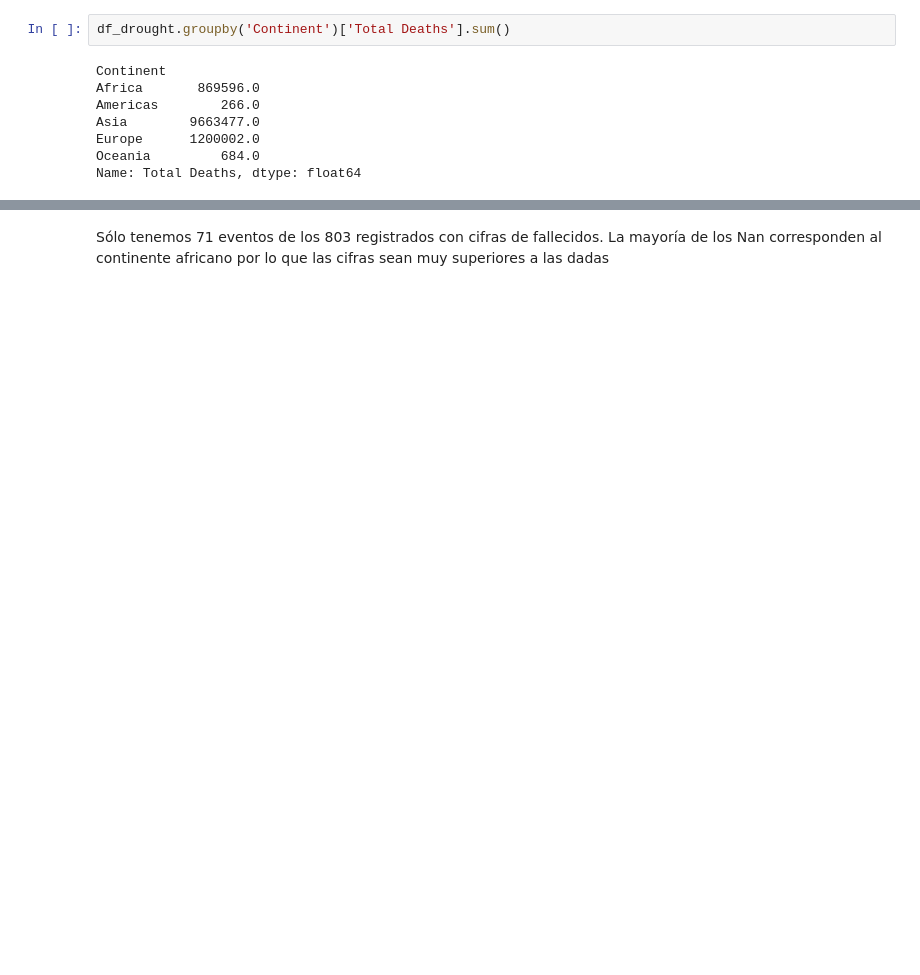
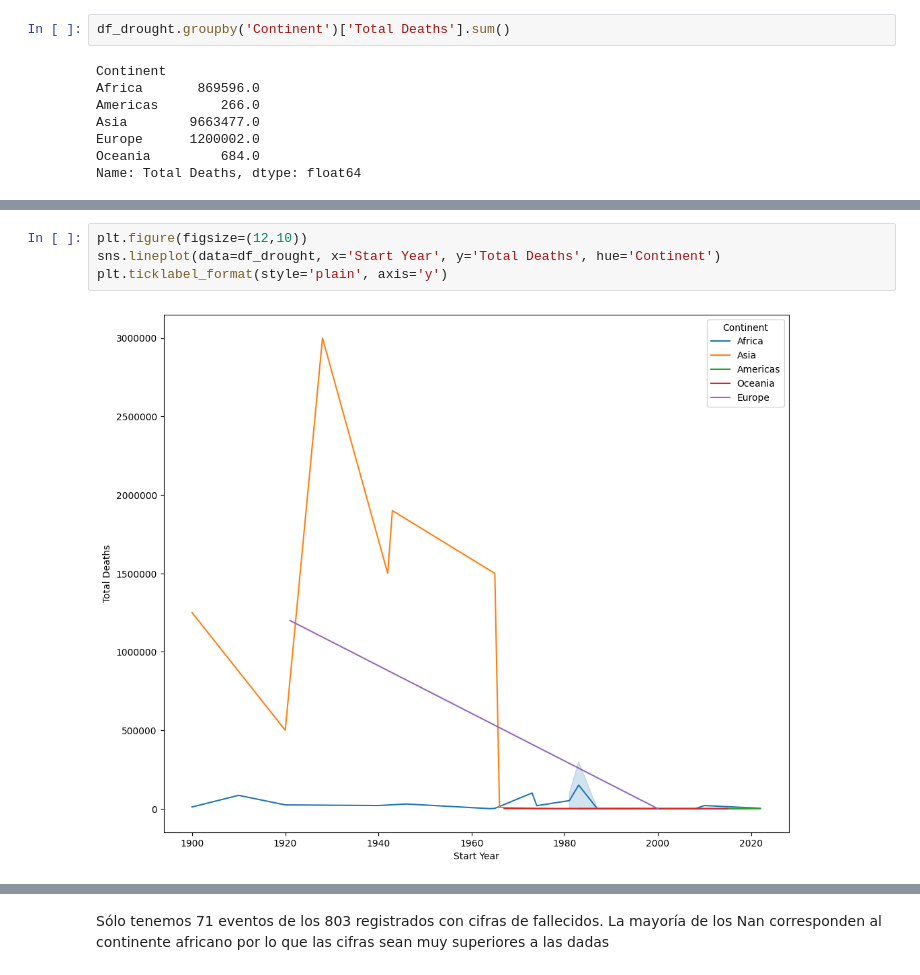
Before and after one commit to AleDataAnalyst/grupo2_desastresnaturales, a Jupyter notebook: Notebooks/01LimpiarDatos/01_Ele_EDADrought.ipynb, the cells around one changed output, grey strips where cells are left out. Saved outputs shown, nothing was run; the diff lists cells and outputs as text; blank space fills up the shorter version.

Commit message:
lineplot

```diff
--- a/Notebooks/01LimpiarDatos/01_Ele_EDADrought.ipynb
+++ b/Notebooks/01LimpiarDatos/01_Ele_EDADrought.ipynb
@@ -572,0 +614,6 @@ df_drought_deaths_continent = df_drought[['Total Deaths', 'Continent']]
+# %%
+plt.figure(figsize=(12,10))
+sns.lineplot(data=df_drought, x='Start Year', y='Total Deaths', hue='Continent')
+plt.ticklabel_format(style='plain', axis='y')
+# %% [output]
+[figure, added]
```
Also changed, not shown: parts of 15 cells of this notebook.
